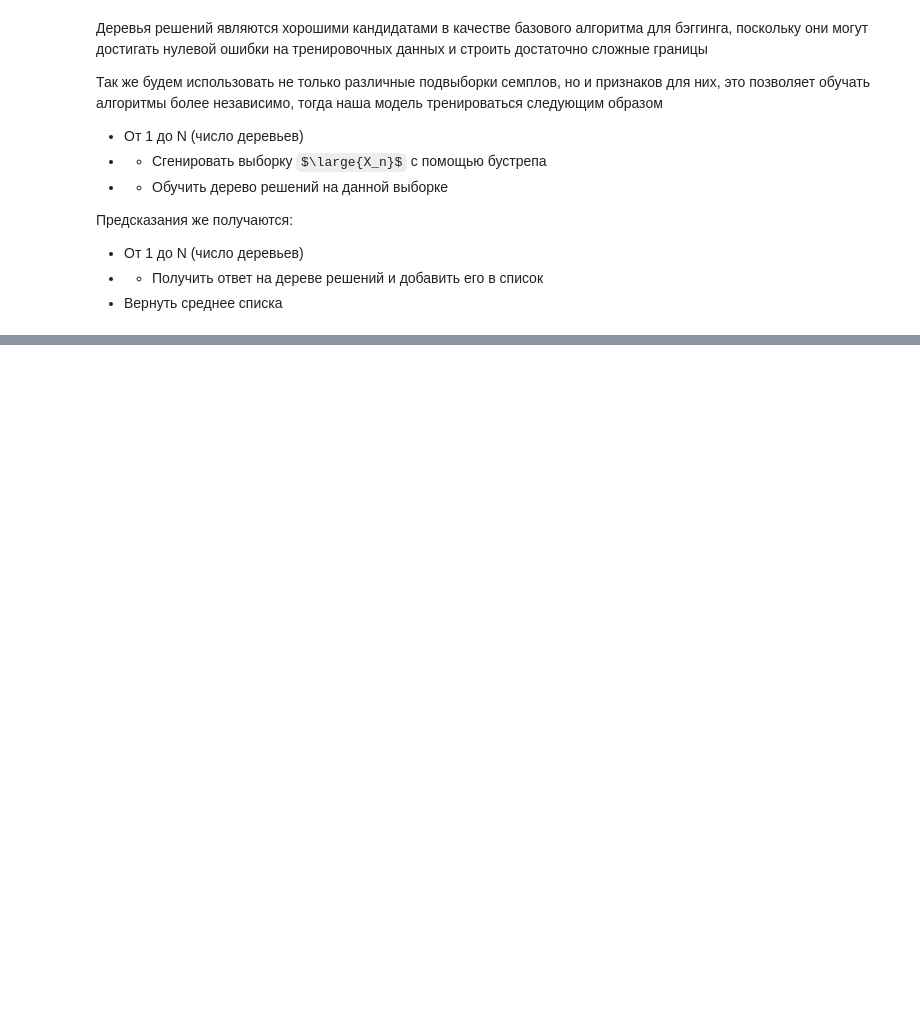
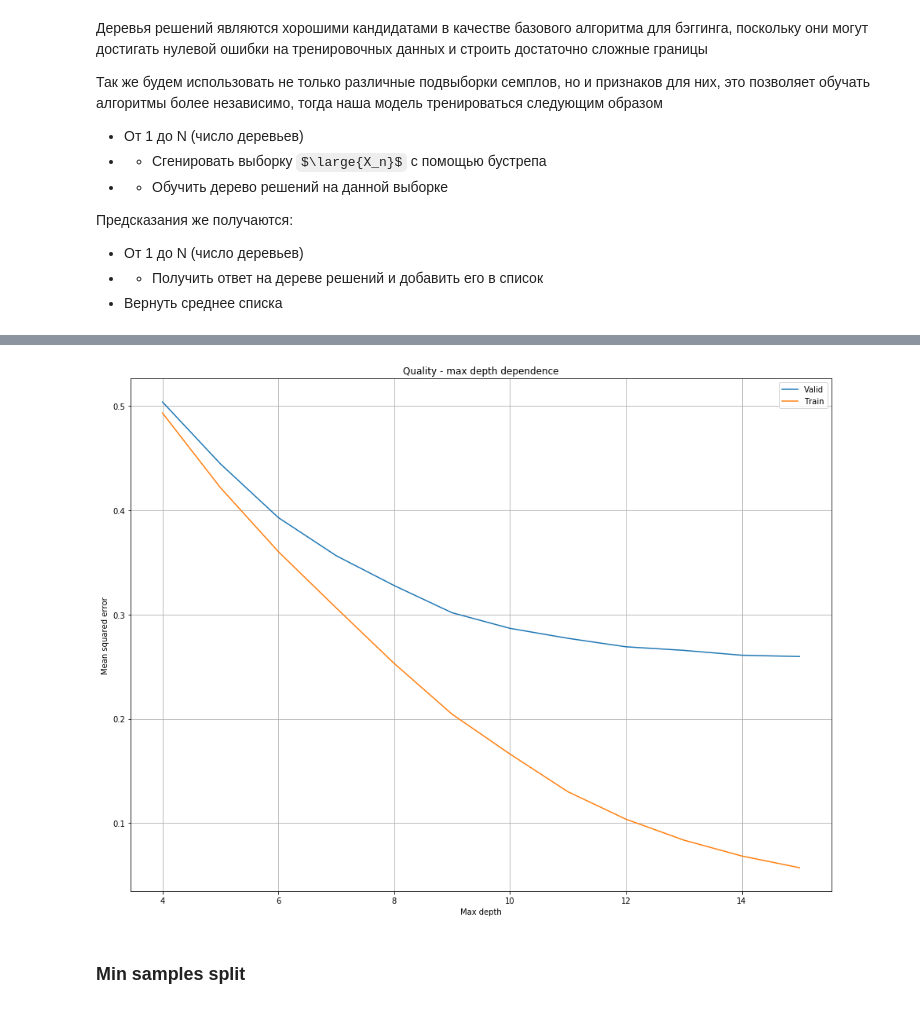
Before and after one commit to IMDxD/MLIsuct, a Jupyter notebook: lectures/lecture9/Random forest.ipynb, the cells around one changed output, grey strips where cells are left out. Drawn from its saved outputs; the diff is of its cells as text; code cells hidden in the pictures; some formulas as TeX source; blank space fills up the shorter version.

```diff
--- a/lectures/lecture9/Random forest.ipynb
+++ b/lectures/lecture9/Random forest.ipynb
@@ -154,0 +254,23 @@ mean_squared_error(valid_y, predicts)
+# %%
+scores_valid = []
+scores_train = []
+for depth in np.arange(4, 16):
+    ensemble = RandomForestRegressor(max_depth=depth, n_estimators=50)
+    ensemble.fit(train_X, train_y)
+    predicts_valid = ensemble.predict(valid_X)
+    predicts_train = ensemble.predict(train_X)
+    scores_valid.append(mean_squared_error(valid_y, predicts_valid))
+    scores_train.append(mean_squared_error(train_y, predicts_train))
+# %%
+plt.figure(figsize=(16, 12));
+plt.plot(np.arange(4, 16), scores_valid, label='Valid');
+plt.plot(np.arange(4, 16), scores_train, label='Train');
+plt.xlabel('Max depth');
+plt.ylabel('Mean squared error');
+plt.grid(True);
+plt.legend();
+plt.title('Quality - max depth dependence');
+# %% [output]
+[figure, added]
+# %% [markdown]
+### Min samples split
```
Also changed, not shown: parts of 30 cells of this notebook.
